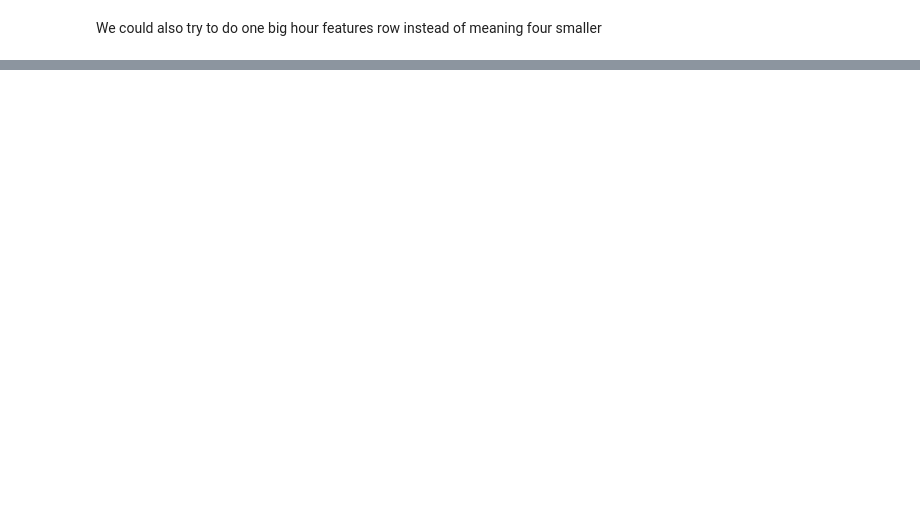
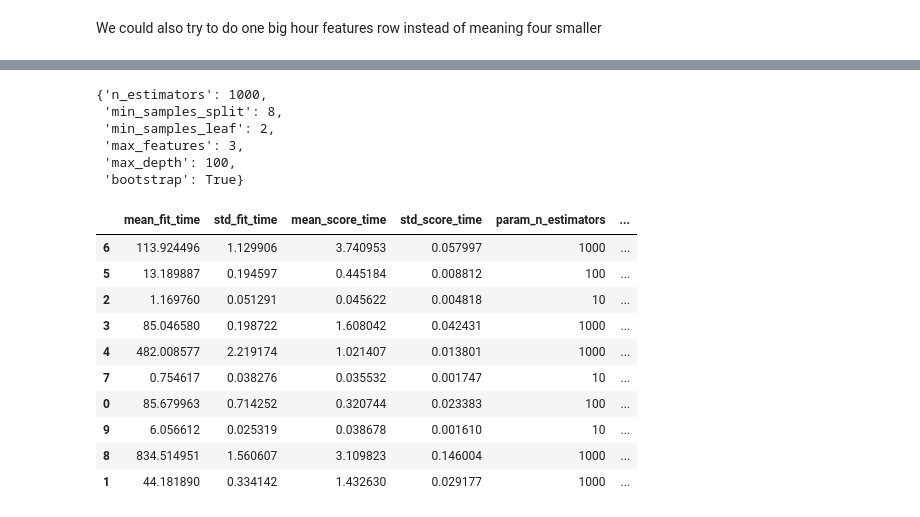
Before and after one commit to kponci/Solar-Energy-Production-Forecasting, a Jupyter notebook: solutions/data_preparation/data_examination.py.ipynb, the cells around one changed output, grey strips where cells are left out. Cells and saved outputs as stored; diff of their text form; code cells hidden in the pictures; blank space fills up the shorter version.

```diff
--- a/solutions/data_preparation/data_examination.py.ipynb
+++ b/solutions/data_preparation/data_examination.py.ipynb
@@ -487,3 +589,43 @@ def join_X_hour(X):
     X4 = X_train_observed[3::4].reset_index().add_suffix("_+45").drop(columns=extra_columns)
 
     return  pd.concat([X1,X2,X3,X4], axis=1)
+# %%
+from sklearn.ensemble import RandomForestRegressor
+from sklearn.model_selection import GridSearchCV
+from sklearn.model_selection import RandomizedSearchCV
+
+
+y_train = pd.read_parquet("../../dataset/A/train_targets.parquet")
+X_train_observed = pd.read_parquet("../../dataset/A/X_train_observed.parquet")
+y_test = pd.read_parquet("../../dataset/A/train_targets.parquet")
+x_test = pd.read_parquet("../../dataset/A/X_train_estimated.parquet")
+
+
+y_train = make_y_15mins(y_train)
+X_train_observed, y_train = match_x_and_y(X_train_observed, y_train)
+X_train_observed = preprocess(X_train_observed)
+cols = X_train_observed.columns
+
+y_test = make_y_15mins(y_test)
+x_test, y_test = match_x_and_y(x_test, y_test)
+x_test = preprocess(x_test)
+
+
+
+# Create the parameter grid based on the results of random search
+param_grid = {
+    'bootstrap': [True, False],
+    'max_depth': [8,  100, 500],
+    'max_features': [2,  3, 20],
+    'min_samples_leaf': [2 , 4, 20],
+    'min_samples_split': [2, 8 , 20],
+    'n_estimators': [10, 100, 1000]
+}
+
+# Create a base model
+rf = RandomForestRegressor(random_state = 42)
+
+# Instantiate the grid search model
+grid_search = RandomizedSearchCV(estimator = rf, param_distributions = param_grid,
+                         cv = 3, n_jobs = -1, verbose = 2, return_train_score=True)
+grid_search.fit(X_train_observed, y_train['pv_measurement']);
@@ -489,0 +650,30 @@ def join_X_hour(X):
+# %%
+best_params = grid_search.best_params_
+"""best_params = {'n_estimators': 1000,
+ 'min_samples_split': 8,
+ 'min_samples_leaf': 2,
+ 'max_features': 3,
+ 'max_depth': 100,
+ 'bootstrap': True}"""
+best_params
+# %% [output]
+{'n_estimators': 1000,
+ 'min_samples_split': 8,
+ 'min_samples_leaf': 2,
+ 'max_features': 3,
+ 'max_depth': 100,
+ 'bootstrap': True}
+# %%
+pd.DataFrame(grid_search.cv_results_).sort_values('rank_test_score')
+# %% [output]
+|  | mean_fit_time | std_fit_time | mean_score_time | std_score_time | param_n_estimators | ... |
+| 6 | 113.924496 | 1.129906 | 3.740953 | 0.057997 | 1000 | ... |
+| 5 | 13.189887 | 0.194597 | 0.445184 | 0.008812 | 100 | ... |
+| 2 | 1.169760 | 0.051291 | 0.045622 | 0.004818 | 10 | ... |
+| 3 | 85.046580 | 0.198722 | 1.608042 | 0.042431 | 1000 | ... |
+| 4 | 482.008577 | 2.219174 | 1.021407 | 0.013801 | 1000 | ... |
+| 7 | 0.754617 | 0.038276 | 0.035532 | 0.001747 | 10 | ... |
+| 0 | 85.679963 | 0.714252 | 0.320744 | 0.023383 | 100 | ... |
+| 9 | 6.056612 | 0.025319 | 0.038678 | 0.001610 | 10 | ... |
+| 8 | 834.514951 | 1.560607 | 3.109823 | 0.146004 | 1000 | ... |
+| 1 | 44.181890 | 0.334142 | 1.432630 | 0.029177 | 1000 | ... |
```
Also changed, not shown: parts of 33 cells of this notebook, 5 other files.
